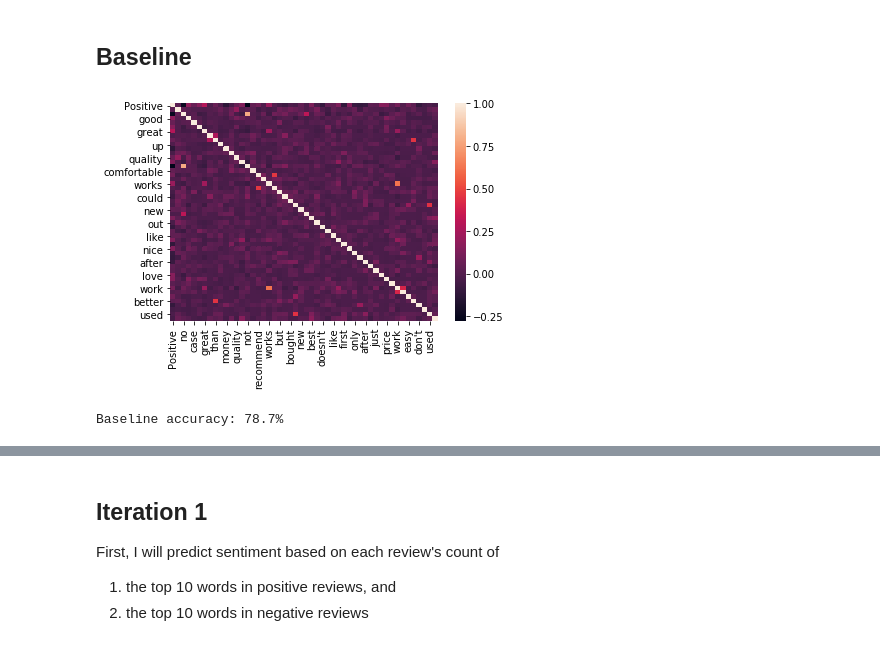
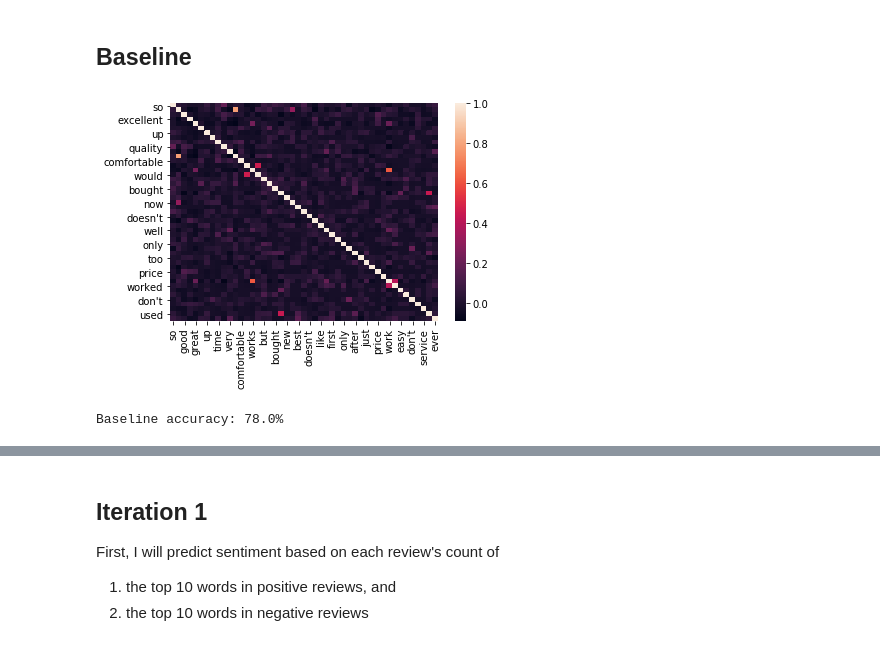
Before and after one commit to esthersweon/thinkful, a Jupyter notebook: main/unit_2/lesson_3_project_4-final.ipynb, the cells around one changed output, grey strips where cells are left out. Saved outputs shown, nothing was run; the diff lists cells and outputs as text; code cells hidden in the pictures.

```diff
--- a/main/unit_2/lesson_3_project_4-final.ipynb
+++ b/main/unit_2/lesson_3_project_4-final.ipynb
@@ -49,3 +49,21 @@ df.head()
 | 2 | Great for the jawbone. | 1 |
 | 3 | Tied to charger for conversations... | 0 |
 | 4 | The mic is great. | 1 |
+# %%
+all_words = []
+
+def clean_sentence_and_get_words(row):
+    sentence = row[1]['text'].lower()
+    sentence = re.sub("[^a-zA-Z' ]+", " ", sentence)
+    return sentence.split()
+
+for row in df.iterrows():
+    words = clean_sentence_and_get_words(row);
+    for word in words:
+        if len(word) > 0:
+            all_words.append(word)
+
+counts = Counter(all_words)
+keywords = [k for k, v in counts.items() if v > 15]
+
+counts.most_common(15)
@@ -72,19 +121,19 @@ keywords = [k for k, v in counts.items() if v > 15]
 # %%
 for key in keywords:
     df[str(key)] = df.text.str.contains(str(key), case=False)
 
-sns.heatmap(df.corr())
+sns.heatmap(df[keywords].corr())
 plt.show()
 
 baseline_data = df[keywords]
 baseline_target = df['Positive']
 
 bnb = BernoulliNB()
 bnb.fit(baseline_data, baseline_target)
 
 baseline_predictions = bnb.predict(baseline_data)
 baseline_accuracy = ((baseline_target == baseline_predictions).sum()/baseline_data.shape[0]) * 100
 print('Baseline accuracy: {}%'.format(baseline_accuracy))
 # %% [output]
-[figure, old version]
+[figure, new version]
-Baseline accuracy: 78.7%
+Baseline accuracy: 78.0%
```
Also changed, not shown: parts of 14 cells of this notebook, 1 other file.
